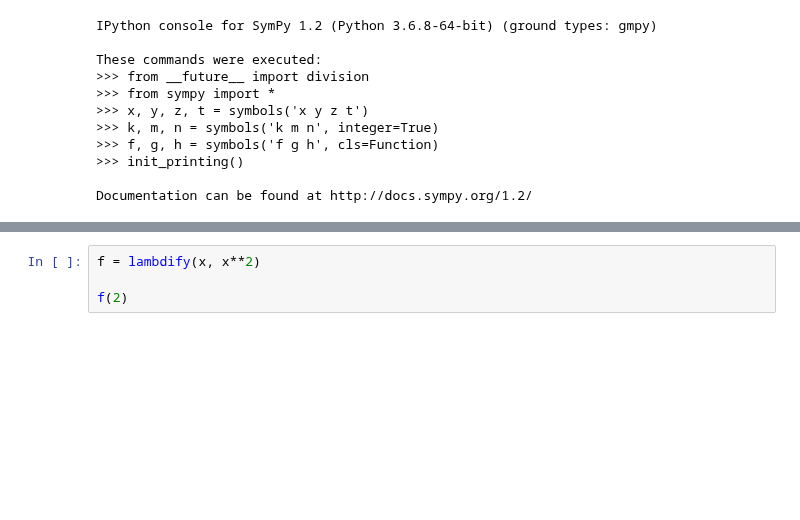
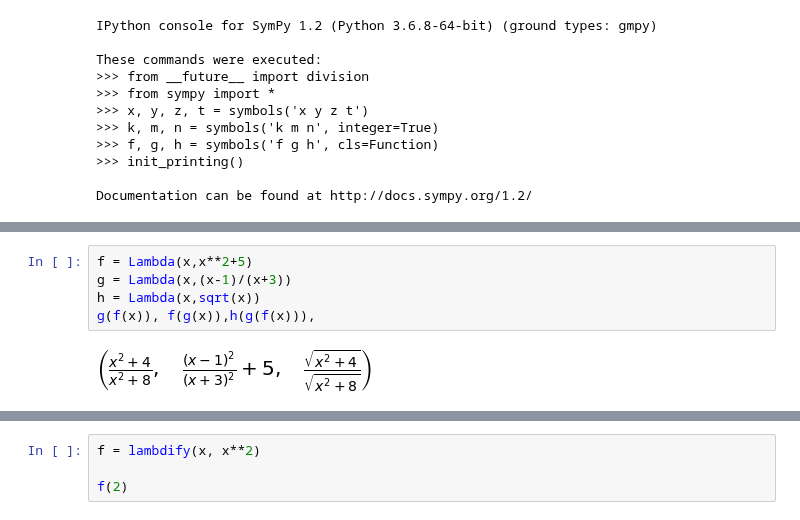
Before and after one commit to crdguez/mat1bac_cit, a Jupyter notebook: notebooks/31_funciones.ipynb, the cells around one changed output, grey strips where cells are left out. Saved outputs shown, nothing was run; the diff lists cells and outputs as text; blank space fills up the shorter version.

```diff
--- a/notebooks/31_funciones.ipynb
+++ b/notebooks/31_funciones.ipynb
@@ -40,0 +106,7 @@ Documentation can be found at http://docs.sympy.org/1.2/
+# %%
+f = Lambda(x,x**2+5)
+g = Lambda(x,(x-1)/(x+3))
+h = Lambda(x,sqrt(x))
+g(f(x)), f(g(x)),h(g(f(x))),
+# %% [output]
+[figure, added]
```
Also changed, not shown: parts of 35 cells of this notebook, 16 other files.
